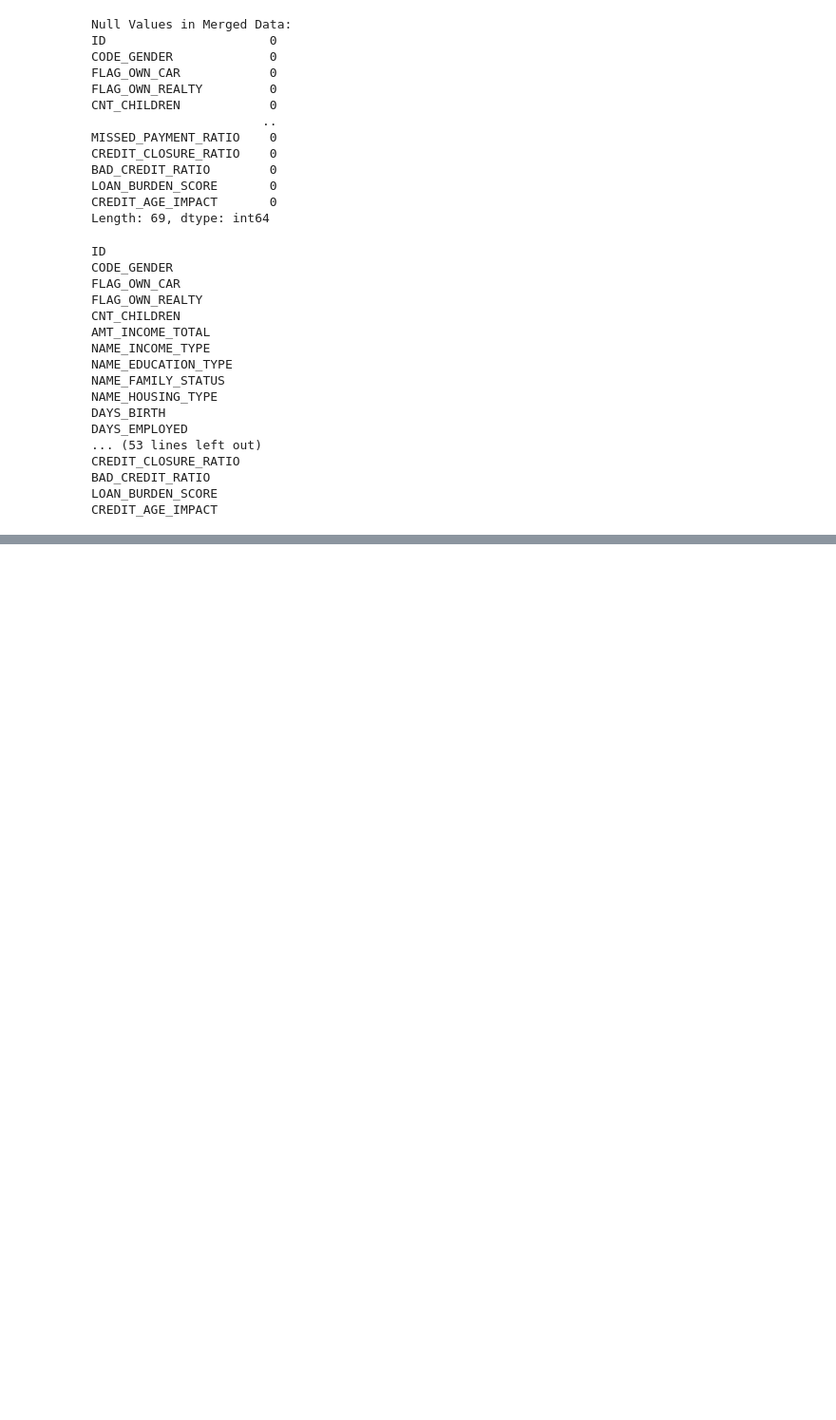
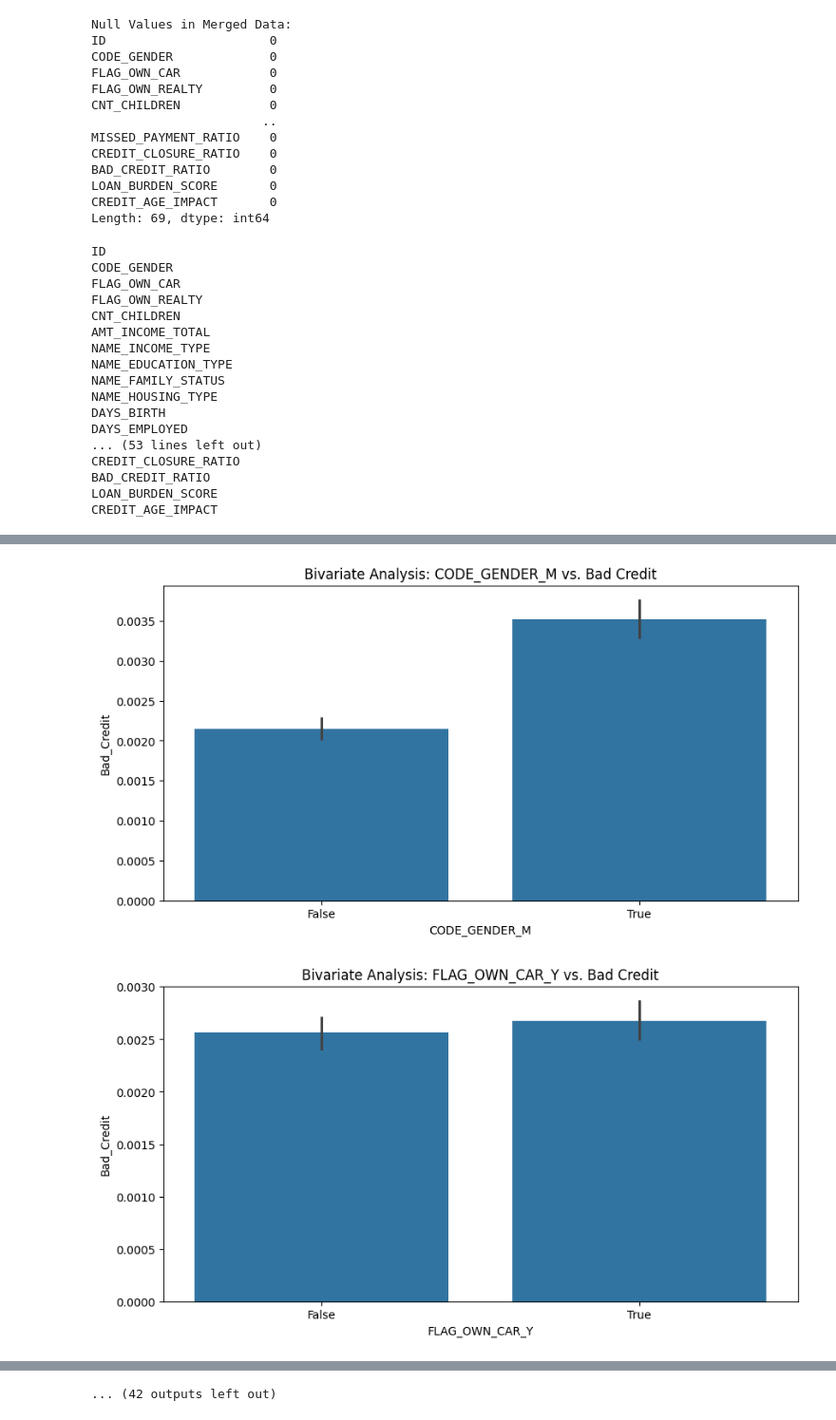
Before and after one commit to mabhipsa12/Scorecard-Project, a Jupyter notebook: scorecard_project.ipynb, the cells around one changed output, grey strips where cells are left out. Shown at 95% size. Drawn from its saved outputs; the diff is of its cells as text; code cells hidden in the pictures; blank space fills up the shorter version.

```diff
--- a/scorecard_project.ipynb
+++ b/scorecard_project.ipynb
@@ -407,0 +517,22 @@ for feature in numerical_features:
+# %%
+categorical_vars = ['CODE_GENDER', 'FLAG_OWN_CAR', 'FLAG_OWN_REALTY', 'NAME_INCOME_TYPE',
+       'NAME_EDUCATION_TYPE', 'NAME_FAMILY_STATUS', 'NAME_HOUSING_TYPE',
+       'OCCUPATION_TYPE', 'STATUS', 'EMPLOYMENT_STATUS', 'MAX_DELINQUENCY']
+
+# Bivariate analysis for categorical variables
+for var in categorical_vars:
+    plt.figure(figsize=(10, 5))
+    # Get the one-hot encoded column names for the current categorical variable
+    encoded_cols = [col for col in merged_df.columns if col.startswith(var + '_')]
+
+    # If encoded columns exist, plot them
+    if encoded_cols:
+        for encoded_col in encoded_cols:
+            sns.barplot(x=merged_df[encoded_col], y=merged_df['Bad_Credit'])
+            plt.title(f"Bivariate Analysis: {encoded_col} vs. Bad Credit")
+            plt.show()
+    else:
+        print(f"No encoded columns found for {var}. Skipping.") # Added for cases where the variable is not encoded
+# %% [output]
+[figure, added]
+[figure, added]
@@ -407,0 +549 @@ for feature in numerical_features:
+... (42 outputs left out)
```
Also changed, not shown: parts of 7 cells of this notebook.
